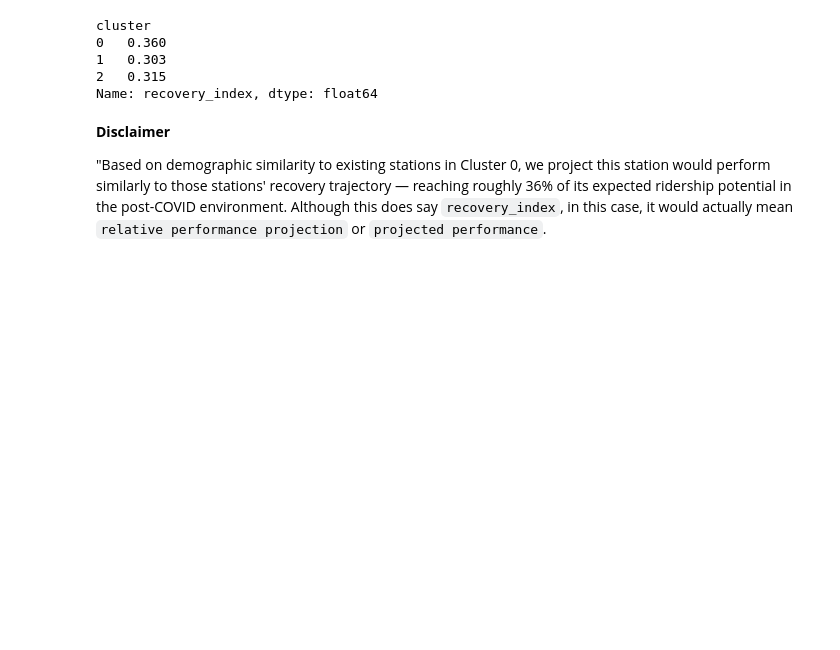
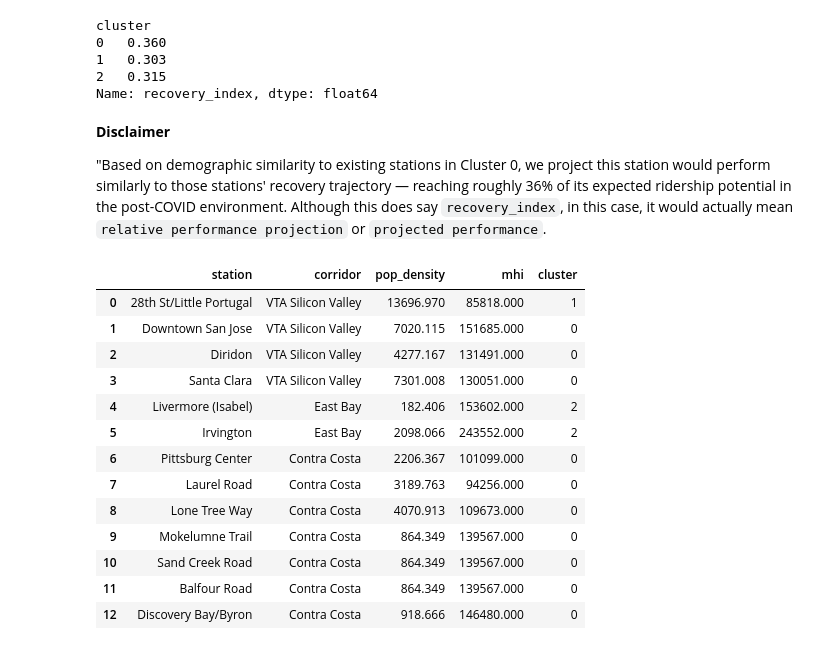
Before and after one commit to Shiv0406/BartProj, a Jupyter notebook: data-exploration.ipynb, the cells around one changed output. Saved outputs shown, nothing was run; the diff lists cells and outputs as text; code cells hidden in the pictures; blank space fills up the shorter version.

```diff
--- a/data-exploration.ipynb
+++ b/data-exploration.ipynb
@@ -1437,3 +1437,24 @@ Name: recovery_index, dtype: float64
 **Disclaimer**
 
 "Based on demographic similarity to existing stations in Cluster 0, we project this station would perform similarly to those stations' recovery trajectory — reaching roughly 36% of its expected ridership potential in the post-COVID environment. Although this does say `recovery_index`, in this case, it would actually mean `relative performance projection` or `projected performance`.
+# %%
+X_proposed = proposed_df[["pop_density", "mhi"]]
+X_proposed_scaled = scaler.transform(X_proposed)
+
+proposed_df["cluster"] = kmeans.predict(X_proposed_scaled)
+proposed_df[["station", "corridor", "pop_density", "mhi", "cluster"]]
+# %% [output]
+|  | station | corridor | pop_density | mhi | cluster |
+| 0 | 28th St/Little Portugal | VTA Silicon Valley | 13696.970 | 85818.000 | 1 |
+| 1 | Downtown San Jose | VTA Silicon Valley | 7020.115 | 151685.000 | 0 |
+| 2 | Diridon | VTA Silicon Valley | 4277.167 | 131491.000 | 0 |
+| 3 | Santa Clara | VTA Silicon Valley | 7301.008 | 130051.000 | 0 |
+| 4 | Livermore (Isabel) | East Bay | 182.406 | 153602.000 | 2 |
+| 5 | Irvington | East Bay | 2098.066 | 243552.000 | 2 |
+| 6 | Pittsburg Center | Contra Costa | 2206.367 | 101099.000 | 0 |
+| 7 | Laurel Road | Contra Costa | 3189.763 | 94256.000 | 0 |
+| 8 | Lone Tree Way | Contra Costa | 4070.913 | 109673.000 | 0 |
+| 9 | Mokelumne Trail | Contra Costa | 864.349 | 139567.000 | 0 |
+| 10 | Sand Creek Road | Contra Costa | 864.349 | 139567.000 | 0 |
+| 11 | Balfour Road | Contra Costa | 864.349 | 139567.000 | 0 |
+| 12 | Discovery Bay/Byron | Contra Costa | 918.666 | 146480.000 | 0 |
```
Also changed, not shown: parts of 5 cells of this notebook.
